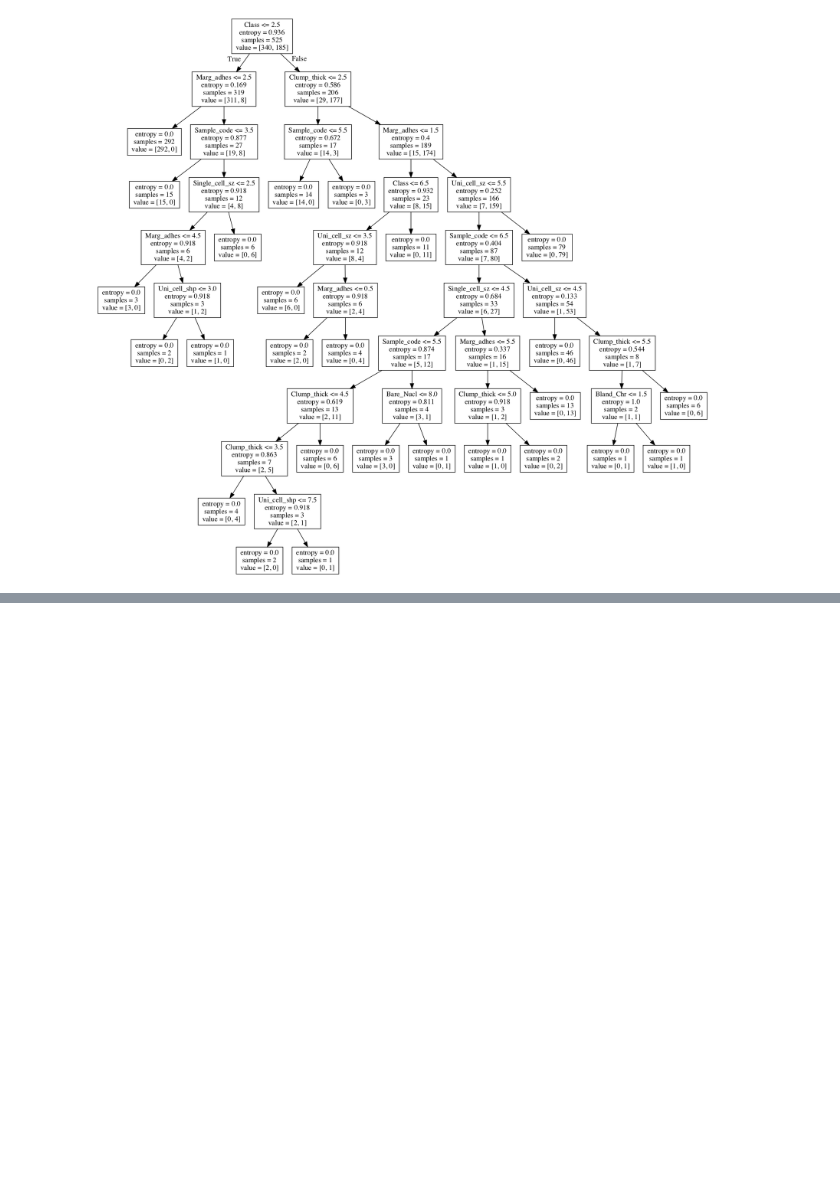
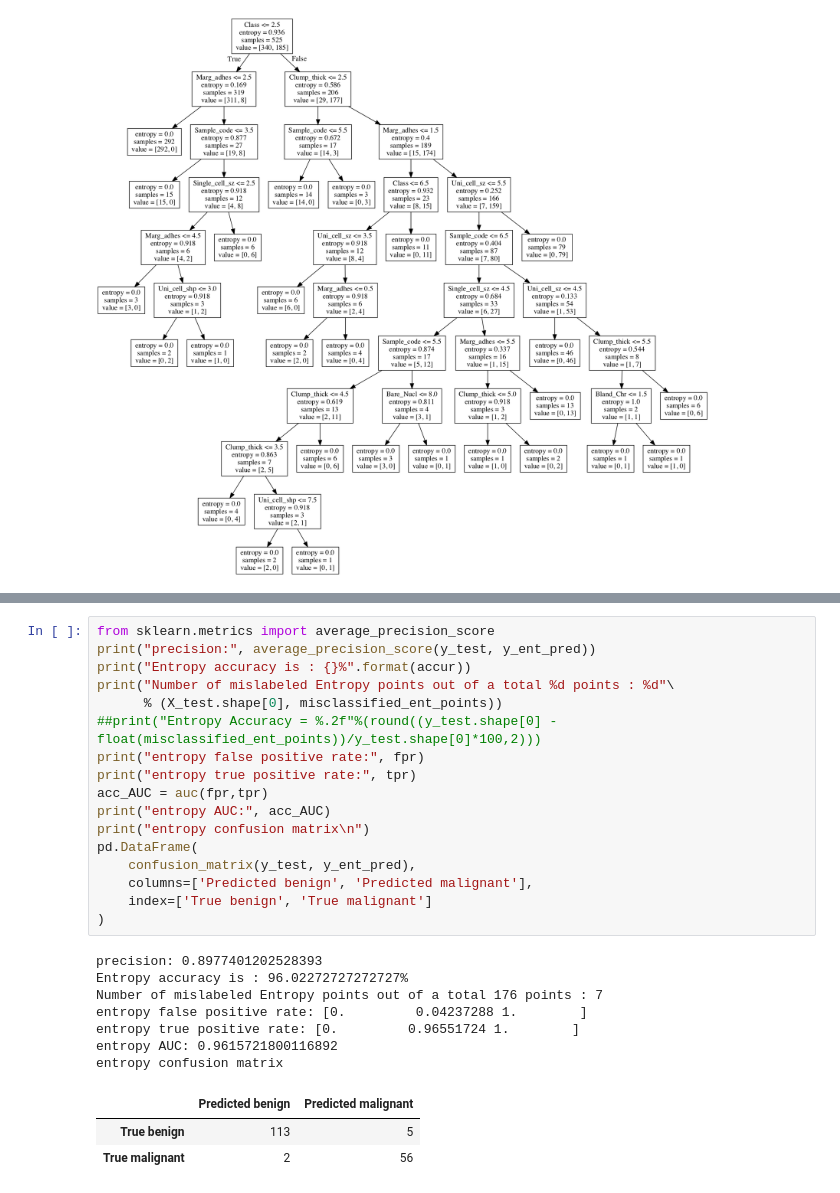
Before and after one commit to mutecypher/DataSci-420, a Jupyter notebook: MikePearson-L04-BreastCancer.ipynb, the cells around one changed output, grey strips where cells are left out. Saved outputs shown, nothing was run; the diff lists cells and outputs as text; blank space fills up the shorter version.

```diff
--- a/MikePearson-L04-BreastCancer.ipynb
+++ b/MikePearson-L04-BreastCancer.ipynb
@@ -265,0 +646,28 @@ Image(filename='dtree.png', width=1000, height=1000)
+# %%
+from sklearn.metrics import average_precision_score
+print("precision:", average_precision_score(y_test, y_ent_pred))
+print("Entropy accuracy is : {}%".format(accur))
+print("Number of mislabeled Entropy points out of a total %d points : %d"\
+      % (X_test.shape[0], misclassified_ent_points))
+##print("Entropy Accuracy = %.2f"%(round((y_test.shape[0] - float(misclassified_ent_points))/y_test.shape[0]*100,2)))
+print("entropy false positive rate:", fpr)
+print("entropy true positive rate:", tpr)
+acc_AUC = auc(fpr,tpr)
+print("entropy AUC:", acc_AUC)
+print("entropy confusion matrix\n")
+pd.DataFrame(
+    confusion_matrix(y_test, y_ent_pred),
+    columns=['Predicted benign', 'Predicted malignant'],
+    index=['True benign', 'True malignant']
+)
+# %% [output]
+precision: 0.8977401202528393
+Entropy accuracy is : 96.02272727272727%
+Number of mislabeled Entropy points out of a total 176 points : 7
+entropy false positive rate: [0.         0.04237288 1.        ]
+entropy true positive rate: [0.         0.96551724 1.        ]
+entropy AUC: 0.9615721800116892
+entropy confusion matrix
+|  | Predicted benign | Predicted malignant |
+| True benign | 113 | 5 |
+| True malignant | 2 | 56 |
```
Also changed, not shown: parts of 19 cells of this notebook, 4 other files.
